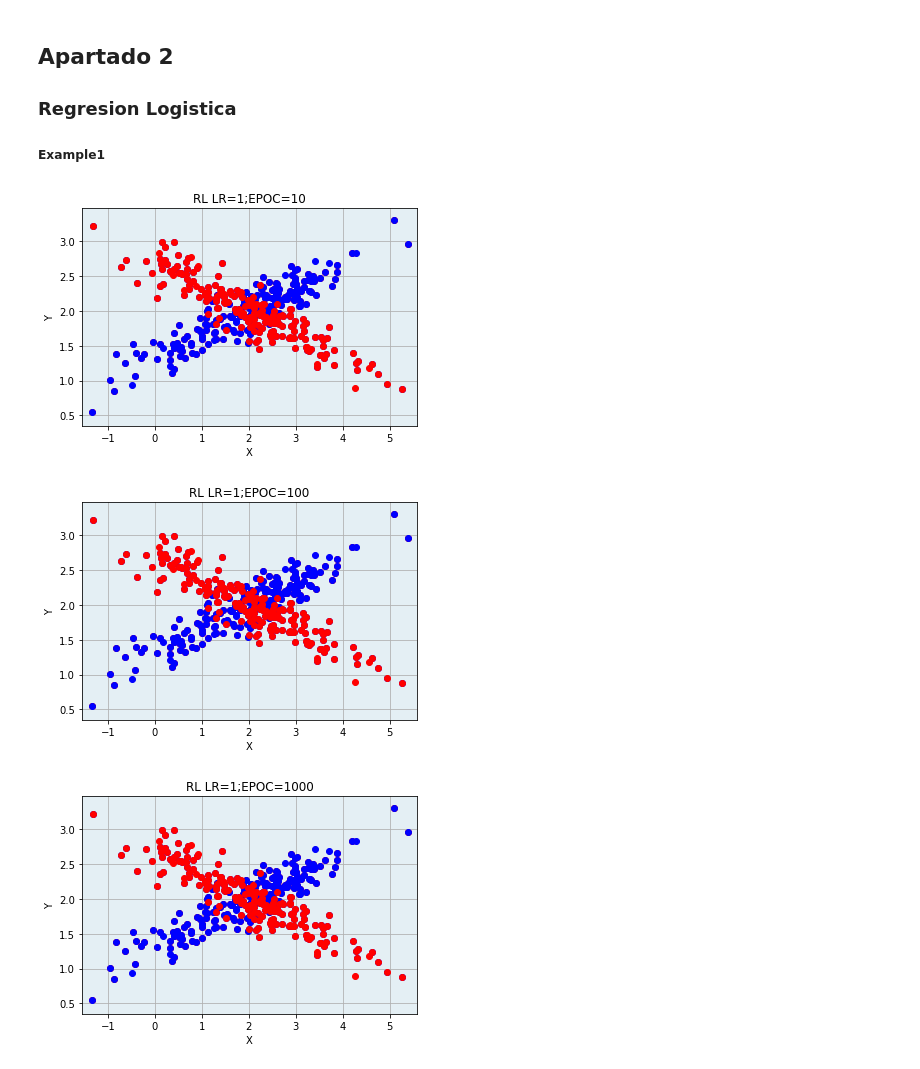
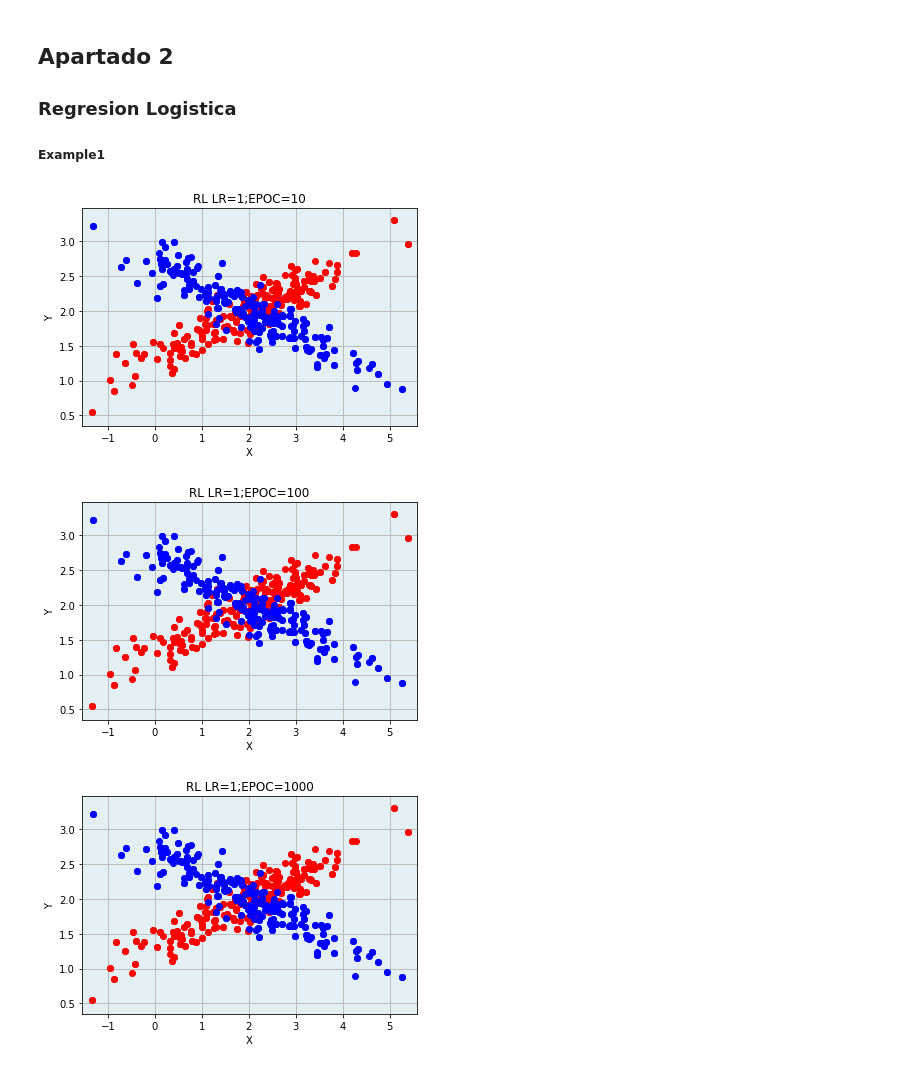
Before and after one commit to Yyandrakk/FAA_practicas, a Jupyter notebook: FAAP2_1461_10/notebook_p2.ipynb, the cells around one changed output. Drawn from its saved outputs; the diff is of its cells as text; code cells hidden in the pictures.

```diff
--- a/FAAP2_1461_10/notebook_p2.ipynb
+++ b/FAAP2_1461_10/notebook_p2.ipynb
@@ -29,30 +29,30 @@ Vamos a realizar un analisis de los algoritmos de clasificacion implementados, p
 # %%
 salida = "<table><tr><th>C.Aprendizaje/Epocas</th><th>Nuestro</th><th>Sklearn</th></tr>"
 dataset = Datos('./ConjuntoDatos/example1.data')
 encAtributos = preprocessing.OneHotEncoder(categorical_features=dataset.nominalAtributos[:-1], sparse=False)
 X = encAtributos.fit_transform(dataset.datos[:, :-1])
 Y = dataset.datos[:, -1]
 estrategia = EstrategiaParticionado.ValidacionCruzada()
 
 
 clasificador = Clasificador.ClasificadorRegresionLogistica(nEpoc=10,consApren=1)
 error_media, error_std = clasificador.validacion(estrategia, dataset, clasificador,45)
 clf = LogisticRegression(max_iter=10)
 score = cross_val_score(clf, X, Y, cv=10,n_jobs=-1)
 error_media_sk = 1 - score.mean()
 error_std_sk = score.std()
 
 salida += "<tr><td>1/10</td>"
 salida += "<td>%.4f ± %.3f</td>" % (error_media,error_std)
 salida += "<td>%.4f ± %.3f</td></tr>" % (error_media_sk,error_std_sk)
 
 ii = estrategia.particiones[-1].indicesTrain
 plotModel(dataset.datos[ii, 0], dataset.datos[ii, 1], dataset.datos[ii, -1] != 0, clasificador, "RL LR=1;EPOC=10", dataset.diccionarios)
-plt.plot(dataset.datos[dataset.datos[:,-1]==0,0],dataset.datos[dataset.datos[:,-1]==0,1],'bo')
-plt.plot(dataset.datos[dataset.datos[:,-1]==1,0],dataset.datos[dataset.datos[:,-1]==1,1],'ro')
+plt.plot(dataset.datos[dataset.datos[:,-1]==0,0],dataset.datos[dataset.datos[:,-1]==0,1],'ro')
+plt.plot(dataset.datos[dataset.datos[:,-1]==1,0],dataset.datos[dataset.datos[:,-1]==1,1],'bo')
 plt.show()
 # %% [output]
-[figure, old version]
+[figure, new version]
 # %%
 clasificador = Clasificador.ClasificadorRegresionLogistica(nEpoc=100,consApren=1)
 error_media, error_std = clasificador.validacion(estrategia, dataset, clasificador,45)
@@ -67,11 +67,11 @@ salida += "<td>%.4f ± %.3f</td></tr>" % (error_media_sk,error_std_sk)
 
 ii = estrategia.particiones[-1].indicesTrain
 plotModel(dataset.datos[ii, 0], dataset.datos[ii, 1], dataset.datos[ii, -1] != 0, clasificador, "RL LR=1;EPOC=100", dataset.diccionarios)
-plt.plot(dataset.datos[dataset.datos[:,-1]==0,0],dataset.datos[dataset.datos[:,-1]==0,1],'bo')
-plt.plot(dataset.datos[dataset.datos[:,-1]==1,0],dataset.datos[dataset.datos[:,-1]==1,1],'ro')
+plt.plot(dataset.datos[dataset.datos[:,-1]==0,0],dataset.datos[dataset.datos[:,-1]==0,1],'ro')
+plt.plot(dataset.datos[dataset.datos[:,-1]==1,0],dataset.datos[dataset.datos[:,-1]==1,1],'bo')
 plt.show()
 # %% [output]
-[figure, old version]
+[figure, new version]
 # %%
 clasificador = Clasificador.ClasificadorRegresionLogistica(nEpoc=1000,consApren=1)
 error_media, error_std = clasificador.validacion(estrategia, dataset, clasificador,45)
@@ -86,11 +86,11 @@ salida += "<td>%.4f ± %.3f</td></tr>" % (error_media_sk,error_std_sk)
 
 ii = estrategia.particiones[-1].indicesTrain
 plotModel(dataset.datos[ii, 0], dataset.datos[ii, 1], dataset.datos[ii, -1] != 0, clasificador, "RL LR=1;EPOC=1000", dataset.diccionarios)
-plt.plot(dataset.datos[dataset.datos[:,-1]==0,0],dataset.datos[dataset.datos[:,-1]==0,1],'bo')
-plt.plot(dataset.datos[dataset.datos[:,-1]==1,0],dataset.datos[dataset.datos[:,-1]==1,1],'ro')
+plt.plot(dataset.datos[dataset.datos[:,-1]==0,0],dataset.datos[dataset.datos[:,-1]==0,1],'ro')
+plt.plot(dataset.datos[dataset.datos[:,-1]==1,0],dataset.datos[dataset.datos[:,-1]==1,1],'bo')
 plt.show()
 # %% [output]
-[figure, old version]
+[figure, new version]
 # %%
 clasificador = Clasificador.ClasificadorRegresionLogistica(nEpoc=10,consApren=0.1)
 error_media, error_std = clasificador.validacion(estrategia, dataset, clasificador,45)
```
Also changed, not shown: parts of 57 cells of this notebook, 1 other file.
